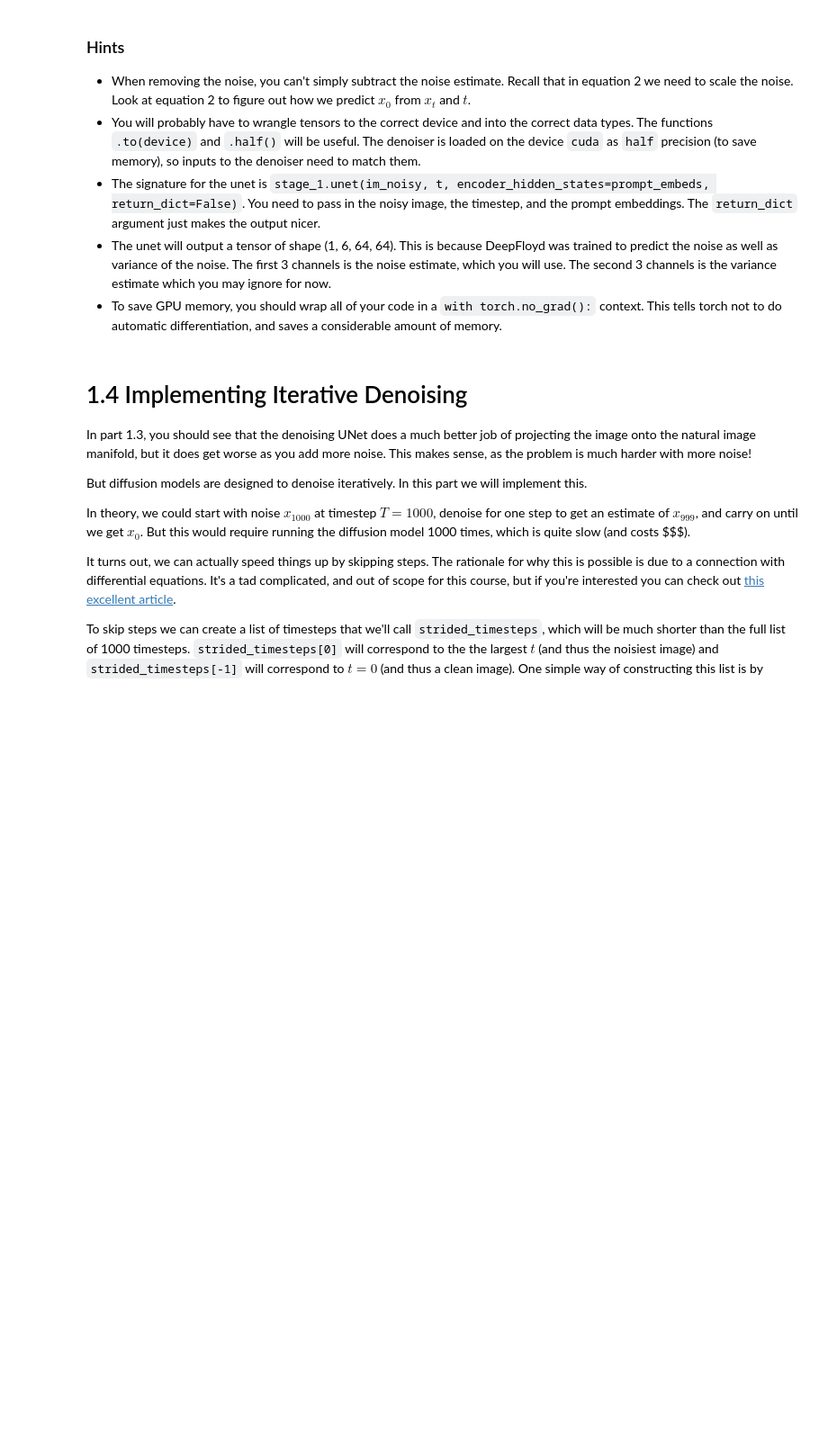
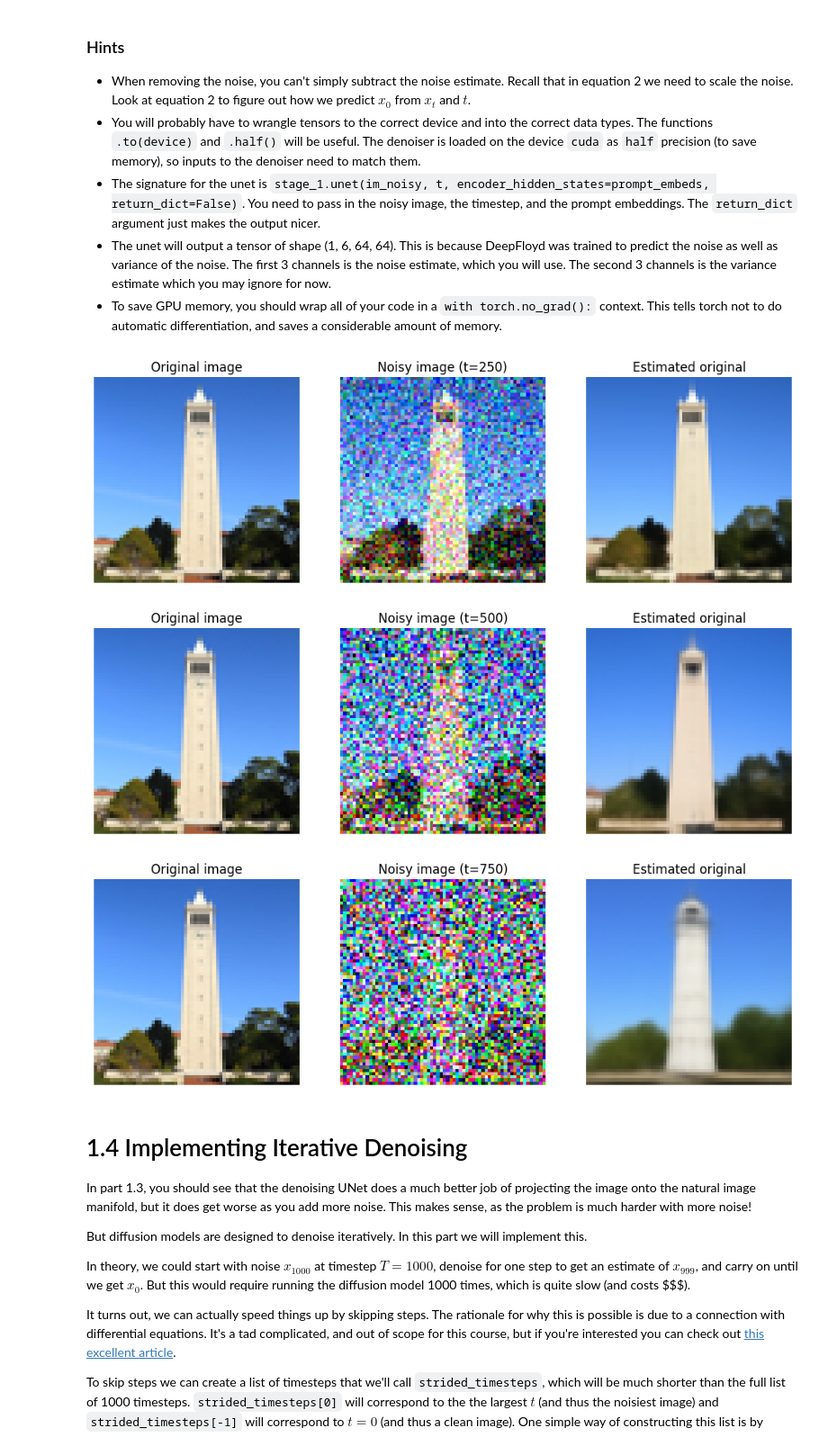
Before and after one commit to ianKa1/CV2_assignments, a Jupyter notebook: Assignment5/DeepFloyd/coms4732_hw5a_starter_partially_done.ipynb, the cells around one changed output. Shown at 90% size. Saved outputs shown, nothing was run; the diff lists cells and outputs as text; code cells hidden in the pictures; blank space fills up the shorter version.

```diff
--- a/Assignment5/DeepFloyd/coms4732_hw5a_starter_partially_done.ipynb
+++ b/Assignment5/DeepFloyd/coms4732_hw5a_starter_partially_done.ipynb
@@ -87,7 +135,7 @@ Since prompt encoders are always very big and hard to run in your notebook, we u
 Please note that both clusters have daily usage limits, so if you're unable to use one, please try another or try again tomorrow. Alternatively, **START EARLY** and download the `.pth` file in advance — you only need to generate it once, and you can reuse the downloaded file afterward. If you are running out of time, you can download one of our precomputed embeddings, but this is a predefined set of prompts and lacks flexibility. We want to see your creativity!
 # %%
 # Loads your own .pth file here
-prompt_embeds_dict = torch.load('/PATH_TO_YOUR_EMBEDDINGS')
+prompt_embeds_dict = torch.load('/content/strange_thing.pth')
 
 # If you want our predefined embeddings, please uncomment the following two lines and run this cell.
 # !wget https://cal-cs180.github.io/fa24/hw/proj5/prompt_embeds_dict.pth -O prompt_embeds_dict.pth
@@ -349,3 +417,72 @@ with torch.no_grad():
+# %%
+import torch
+import matplotlib.pyplot as plt
+import numpy as np
+
+prompt_embeds = prompt_embeds_dict["a high quality photo"].to("cuda")
+
+# original image for display
+orig = test_im[0].detach().cpu()
+
+with torch.no_grad():
+    for t in [250, 500, 750]:
+        alpha_cumprod = alphas_cumprod[t]
+
+        # noisy image x_t
+        im_noisy = forward(test_im, t)
+
+        # predict noise
+        noise_est = stage_1.unet(
+            im_noisy.half().cuda(),
+            t,
+            encoder_hidden_states=prompt_embeds,
+            return_dict=False
+        )[0]
+
+        # keep RGB channels, stay on same device as im_noisy
+        noise_est = noise_est[:, :3].to(im_noisy.device)
+
+        # estimate original image x_0
+        clean_est = (
+            im_noisy - noise_est * torch.sqrt(1 - alpha_cumprod)
+        ) / torch.sqrt(alpha_cumprod)
+
+        # move to cpu for visualization
+        noisy = im_noisy[0].detach().cpu()
+        clean = clean_est[0].detach().cpu()
+
+        # CHW -> HWC
+        orig_np = orig.permute(1, 2, 0).float().numpy()
+        noisy_np = noisy.permute(1, 2, 0).float().numpy()
+        clean_np = clean.permute(1, 2, 0).float().numpy()
+
+        # if your images are in [-1, 1], map to [0, 1]
+        orig_np = np.clip((orig_np + 1) / 2, 0, 1)
+        noisy_np = np.clip((noisy_np + 1) / 2, 0, 1)
+        clean_np = np.clip((clean_np + 1) / 2, 0, 1)
+
+        plt.figure(figsize=(12, 4))
+
+        plt.subplot(1, 3, 1)
+        plt.imshow(orig_np)
+        plt.title("Original image")
+        plt.axis("off")
+
+        plt.subplot(1, 3, 2)
+        plt.imshow(noisy_np)
+        plt.title(f"Noisy image (t={t})")
+        plt.axis("off")
+
+        plt.subplot(1, 3, 3)
+        plt.imshow(clean_np)
+        plt.title("Estimated original")
+        plt.axis("off")
+
+        plt.show()
+# %% [output]
+[figure, added]
+[figure, added]
+[figure, added]
 # %% [markdown]
 # 1.4 Implementing Iterative Denoising
 
```
Also changed, not shown: parts of 17 cells of this notebook.
